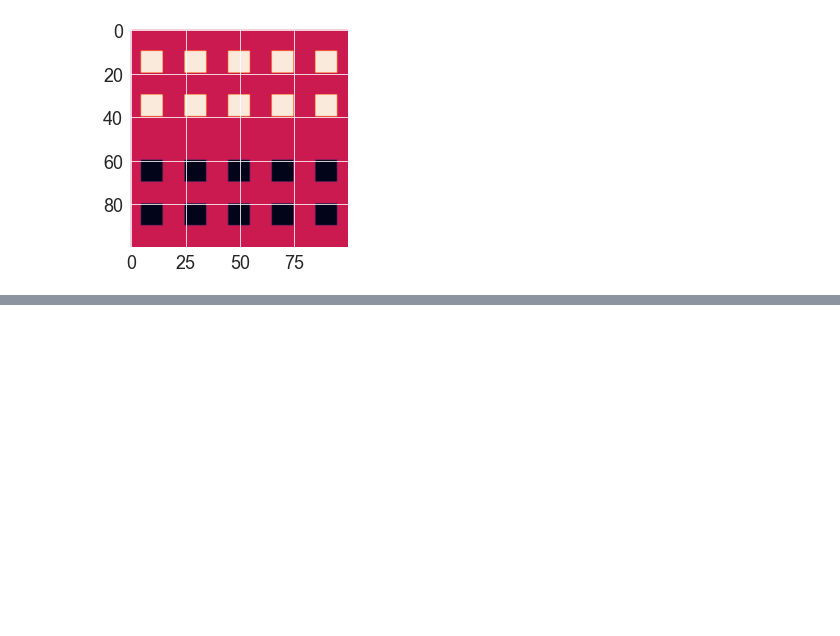
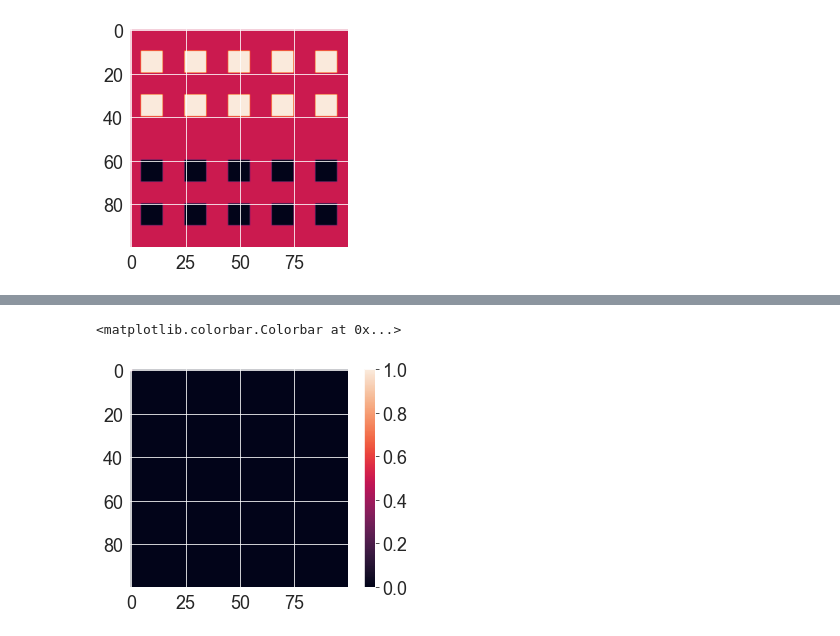
Before and after one commit to fftakumi/MOD2NN, a Jupyter notebook: Faraday/two_dim/test.ipynb, the cells around one changed output, grey strips where cells are left out. Saved outputs shown, nothing was run; the diff lists cells and outputs as text; code cells hidden in the pictures; blank space fills up the shorter version.

```diff
--- a/Faraday/two_dim/test.ipynb
+++ b/Faraday/two_dim/test.ipynb
@@ -172,0 +235,8 @@ MNISTDifferentialDetector.plot((100, 100))
+# %%
+g = np.ones((100, 100))
+G = np.fft.ifft2(g)
+plt.imshow(np.abs(G))
+plt.colorbar()
+# %% [output]
+<matplotlib.colorbar.Colorbar at 0x...>
+[figure, added]
```
Also changed, not shown: parts of 7 cells of this notebook, 5 other files.
